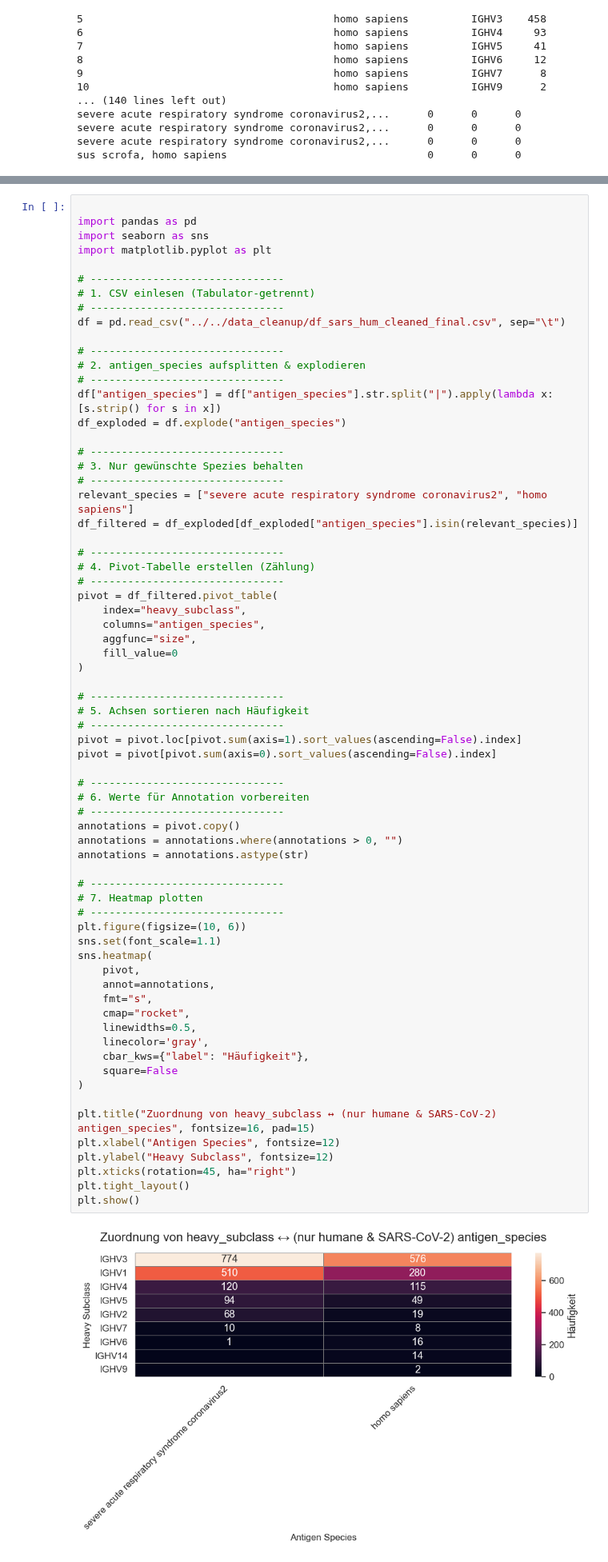
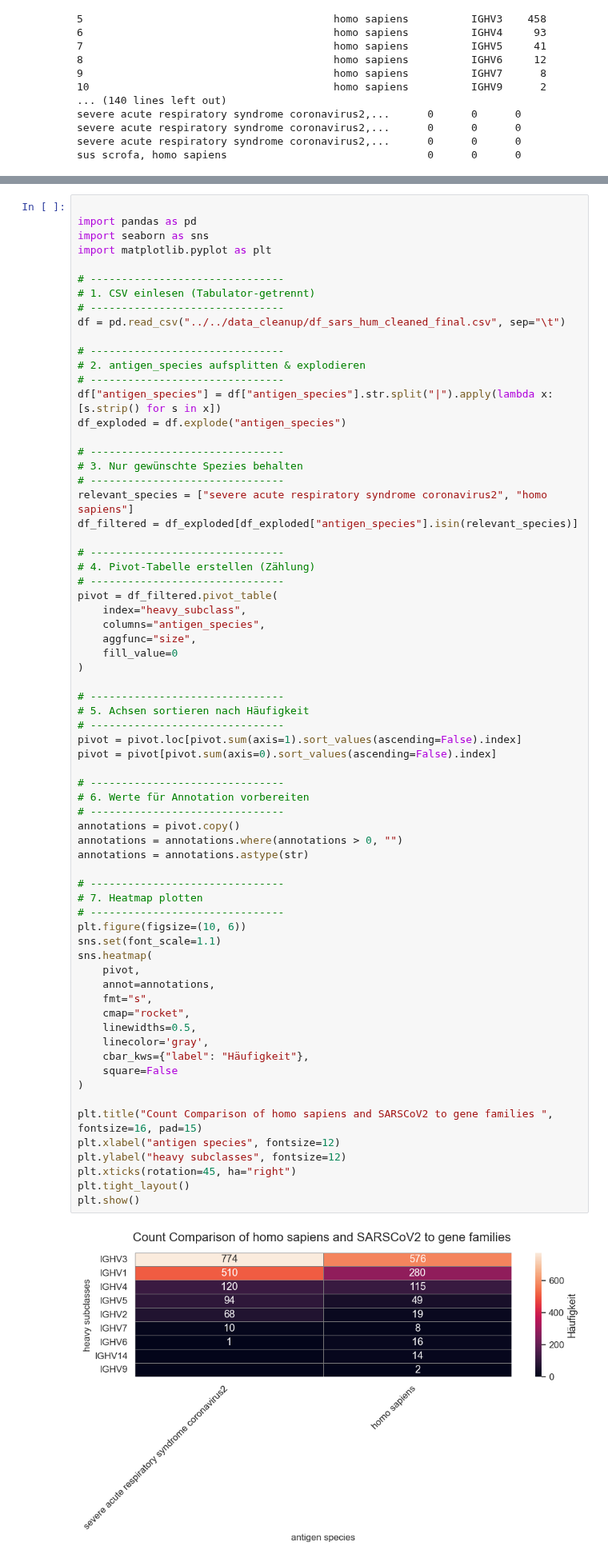
Before and after one commit to datascience-2025-group4/group04-team03, a Jupyter notebook: blasting/consensus_seq/antigens_h_chains.ipynb, the cells around one changed output, grey strips where cells are left out. Shown at 80% size. Cells and saved outputs as stored; diff of their text form.

```diff
--- a/blasting/consensus_seq/antigens_h_chains.ipynb
+++ b/blasting/consensus_seq/antigens_h_chains.ipynb
@@ -271,34 +181,34 @@ pivot = df_filtered.pivot_table(
 pivot = pivot.loc[pivot.sum(axis=1).sort_values(ascending=False).index]
 pivot = pivot[pivot.sum(axis=0).sort_values(ascending=False).index]
 
 # -------------------------------
 # 6. Werte für Annotation vorbereiten
 # -------------------------------
 annotations = pivot.copy()
 annotations = annotations.where(annotations > 0, "")
 annotations = annotations.astype(str)
 
 # -------------------------------
 # 7. Heatmap plotten
 # -------------------------------
 plt.figure(figsize=(10, 6))
 sns.set(font_scale=1.1)
 sns.heatmap(
     pivot,
     annot=annotations,
     fmt="s",
     cmap="rocket",
     linewidths=0.5,
     linecolor='gray',
     cbar_kws={"label": "Häufigkeit"},
     square=False
 )
 
-plt.title("Zuordnung von heavy_subclass ↔ (nur humane & SARS-CoV-2) antigen_species", fontsize=16, pad=15)
-plt.xlabel("Antigen Species", fontsize=12)
-plt.ylabel("Heavy Subclass", fontsize=12)
+plt.title("Count Comparison of homo sapiens and SARSCoV2 to gene families ", fontsize=16, pad=15)
+plt.xlabel("antigen species", fontsize=12)
+plt.ylabel("heavy subclasses", fontsize=12)
 plt.xticks(rotation=45, ha="right")
 plt.tight_layout()
 plt.show()
 # %% [output]
-[figure, old version]
+[figure, new version]
```
Also changed, not shown: parts of 7 cells of this notebook, 3 other files.
